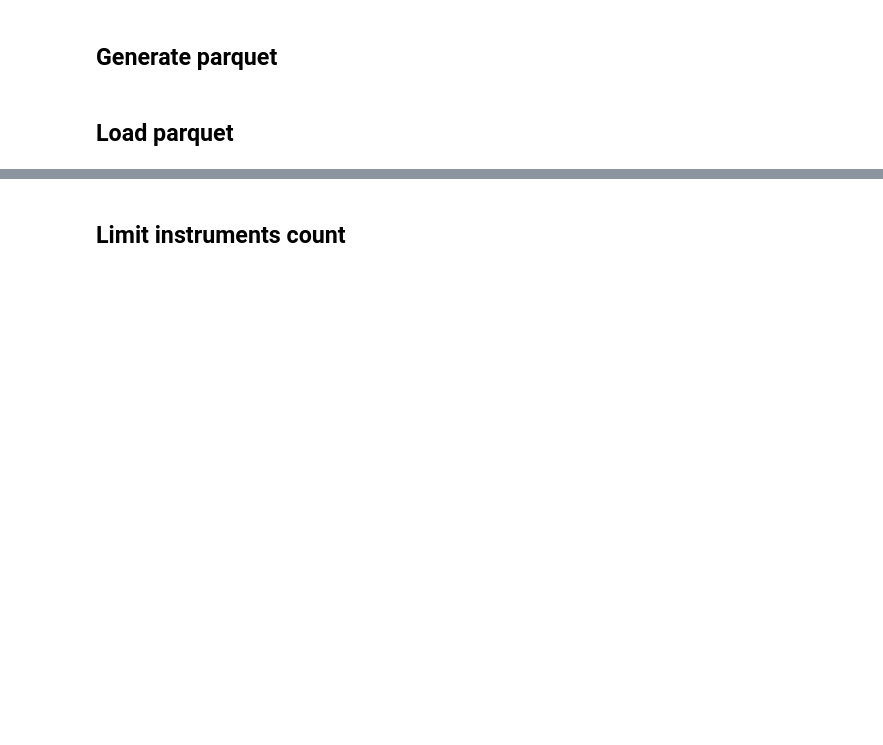
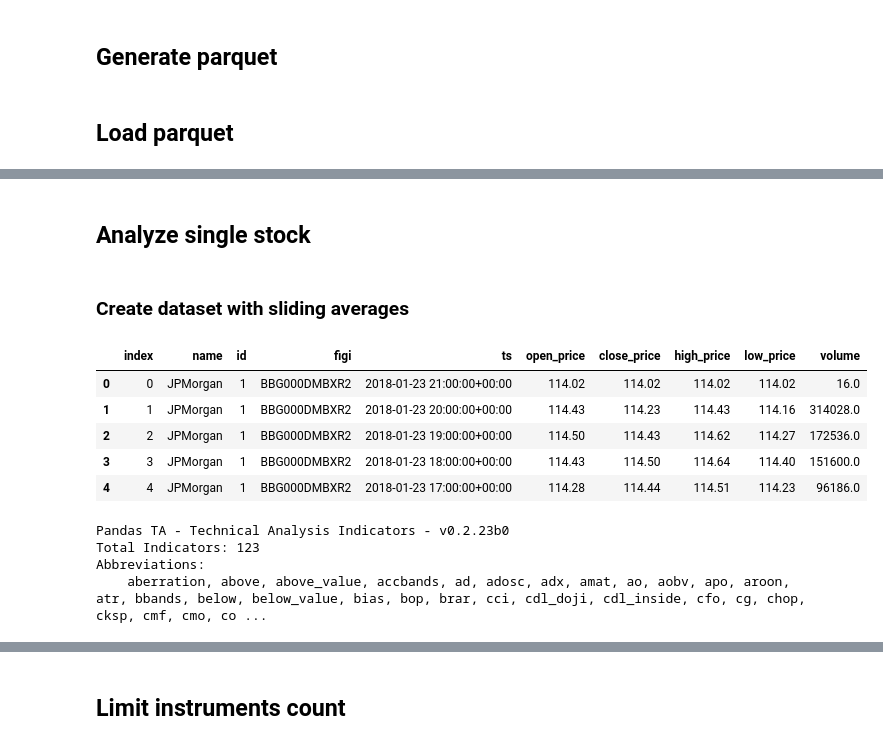
Before and after one commit to crabio/tinkoff-invest-bot, a Jupyter notebook: candles_analyzer/main.ipynb, the cells around one changed output, grey strips where cells are left out. Cells and saved outputs as stored; diff of their text form; code cells hidden in the pictures; blank space fills up the shorter version.

```diff
--- a/candles_analyzer/main.ipynb
+++ b/candles_analyzer/main.ipynb
@@ -62,0 +71,4 @@ df.head()
+# %% [markdown]
+## Analyze single stock
+# %% [markdown]
+### Create dataset with sliding averages
@@ -62,0 +77,18 @@ df.head()
+# %%
+sliding_window_df.head()
+# %% [output]
+|  | index | name | id | figi | ts | open_price | close_price | high_price | low_price | volume |
+| 0 | 0 | JPMorgan | 1 | BBG000DMBXR2 | 2018-01-23 21:00:00+00:00 | 114.02 | 114.02 | 114.02 | 114.02 | 16.0 |
+| 1 | 1 | JPMorgan | 1 | BBG000DMBXR2 | 2018-01-23 20:00:00+00:00 | 114.43 | 114.23 | 114.43 | 114.16 | 314028.0 |
+| 2 | 2 | JPMorgan | 1 | BBG000DMBXR2 | 2018-01-23 19:00:00+00:00 | 114.50 | 114.43 | 114.62 | 114.27 | 172536.0 |
+| 3 | 3 | JPMorgan | 1 | BBG000DMBXR2 | 2018-01-23 18:00:00+00:00 | 114.43 | 114.50 | 114.64 | 114.40 | 151600.0 |
+| 4 | 4 | JPMorgan | 1 | BBG000DMBXR2 | 2018-01-23 17:00:00+00:00 | 114.28 | 114.44 | 114.51 | 114.23 | 96186.0 |
+# %%
+
+# List of all indicators
+sliding_window_df.ta.indicators()
+# %% [output]
+Pandas TA - Technical Analysis Indicators - v0.2.23b0
+Total Indicators: 123
+Abbreviations:
+    aberration, above, above_value, accbands, ad, adosc, adx, amat, ao, aobv, apo, aroon, atr, bbands, below, below_value, bias, bop, brar, cci, cdl_doji, cdl_inside, cfo, cg, chop, cksp, cmf, cmo, co ...
```
Also changed, not shown: parts of 10 cells of this notebook, 4 other files.
